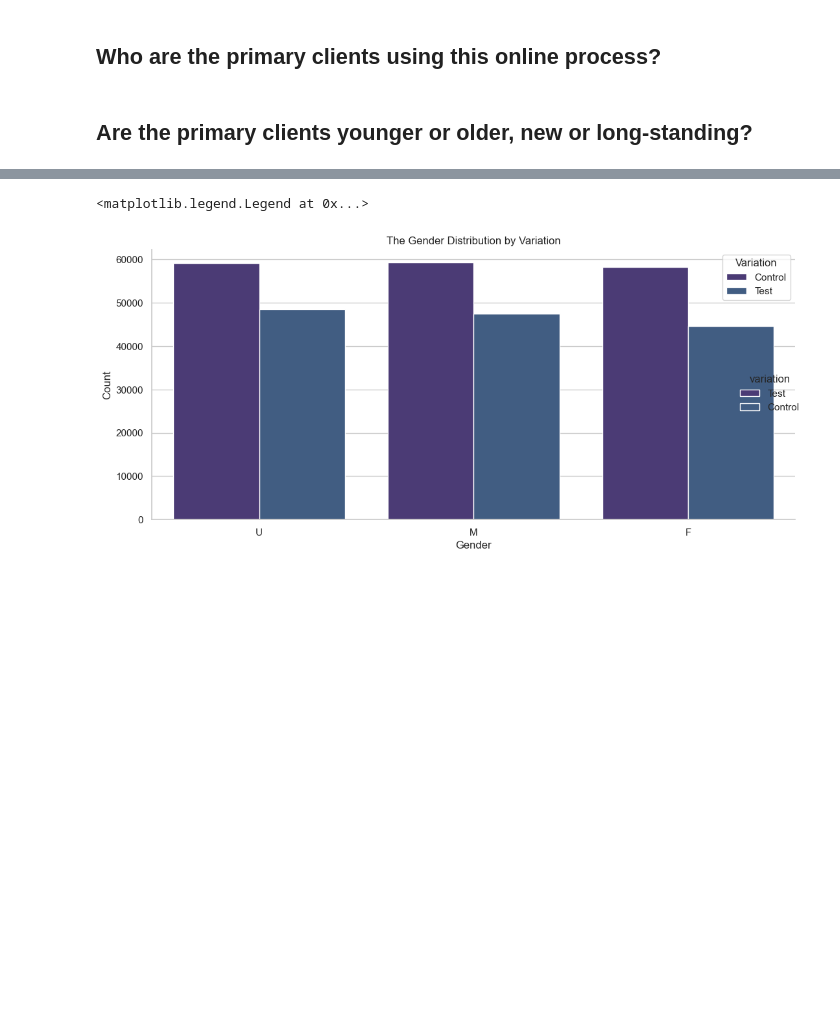
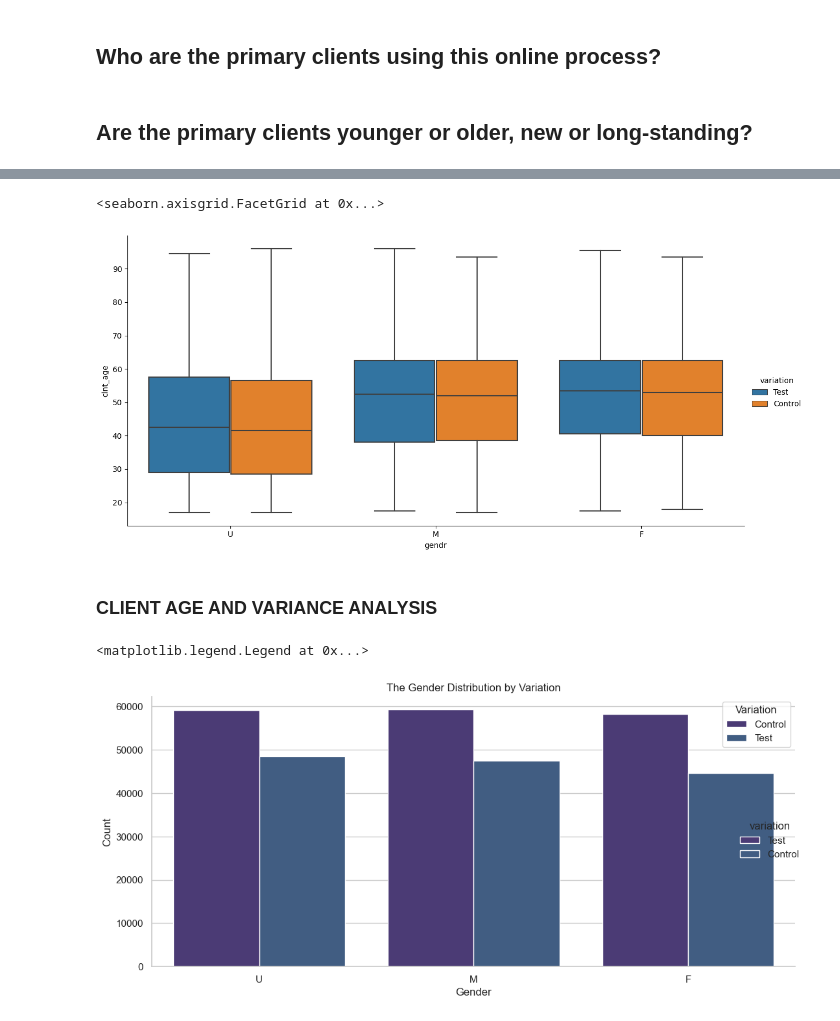
Before and after one commit to MustafaAldabbas/Project-Two-Big, a Jupyter notebook: Notebooks/Dan.ipynb, the cells around one changed output, grey strips where cells are left out. Cells and saved outputs as stored; diff of their text form; code cells hidden in the pictures; blank space fills up the shorter version.

```diff
--- a/Notebooks/Dan.ipynb
+++ b/Notebooks/Dan.ipynb
@@ -149 +171,9 @@ axes[1, 1].legend(['Control', 'Test'])
+# %%
+# use catplot to show the age distribution by variation
+sns.catplot(x='gendr', y='clnt_age', hue='variation', data=df, kind='box', height=6, aspect=2)
+# %% [output]
+<seaborn.axisgrid.FacetGrid at 0x...>
+[figure, added]
+# %% [markdown]
+### CLIENT AGE AND VARIANCE ANALYSIS
 # %%
```
Also changed, not shown: parts of 25 cells of this notebook.
